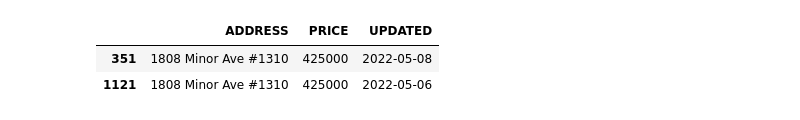
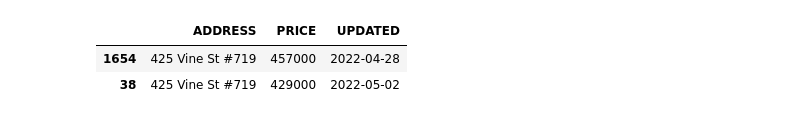
Before and after one commit to PeterArbaugh/seattle_re, a Jupyter notebook: Redfin_sketch_book.ipynb, the cells around one changed output. Drawn from its saved outputs; the diff is of its cells as text; code cells hidden in the pictures.

```diff
--- a/Redfin_sketch_book.ipynb
+++ b/Redfin_sketch_book.ipynb
@@ -22,5 +25 @@ df_sold.reset_index(inplace=True)
-# %%
-# Drop the the columns we don't need
-df_for_sale.drop(['index', 'SOLD DATE', 'NEXT OPEN HOUSE START TIME', 'NEXT OPEN HOUSE END TIME', 'FAVORITE', 'INTERESTED'], axis=1, inplace=True)
-df_sold.drop(['index', 'NEXT OPEN HOUSE START TIME', 'NEXT OPEN HOUSE END TIME', 'FAVORITE', 'INTERESTED'], axis=1, inplace=True)
 # %%
@@ -28,5 +27,18 @@ df_sold.drop(['index', 'NEXT OPEN HOUSE START TIME', 'NEXT OPEN HOUSE END TIME',
 df_for_sale['UPDATED'] = df_for_sale['UPDATED'].str.slice(start=9, stop=19)
 df_for_sale['UPDATED'] = pd.to_datetime(df_for_sale['UPDATED'])
+# %%
+# Clean up Updated field on reduced listings.
+df_reduced['UPDATED'] = df_reduced['UPDATED'].str.slice(start=7, stop=17)
+df_reduced['UPDATED'] = pd.to_datetime(df_reduced['UPDATED'])
+# %%
+# Drop the the columns we don't need
+df_for_sale.drop(['index', 'SOLD DATE', 'NEXT OPEN HOUSE START TIME', 'NEXT OPEN HOUSE END TIME', 'SOURCE', 'FAVORITE', 'INTERESTED'], axis=1, inplace=True)
+df_sold.drop(['index', 'NEXT OPEN HOUSE START TIME', 'NEXT OPEN HOUSE END TIME','SOURCE', 'FAVORITE', 'INTERESTED'], axis=1, inplace=True)
+df_reduced.drop(['index', 'SOLD DATE', 'NEXT OPEN HOUSE START TIME', 'NEXT OPEN HOUSE END TIME','SOURCE', 'FAVORITE', 'INTERESTED'], axis=1, inplace=True)
+# %%
+# Concat reduced and sold into a single df
+# ideally, we can then create the history of a property by looking up the MLS number
+df_for_sale = pd.concat([df_for_sale, df_reduced])
 # %%
 # Get the rows where MLS# is duplicated
 df_for_sale[df_for_sale.duplicated(['MLS#'])]
@@ -48,7 +64,7 @@ df_for_sale[df_for_sale.duplicated(['MLS#'])]
 # %%
 # Lookup a single MLS# to see the duplicates
-df_for_sale[['ADDRESS', 'PRICE', 'UPDATED']].loc[df_for_sale['MLS#'] == 1929290]
+df_for_sale[['ADDRESS', 'PRICE', 'UPDATED']].loc[df_for_sale['MLS#'] == 1917501]
 # %% [output]
 |  | ADDRESS | PRICE | UPDATED |
-| 351 | 1808 Minor Ave #1310 | 425000 | 2022-05-08 |
-| 1121 | 1808 Minor Ave #1310 | 425000 | 2022-05-06 |
+| 1654 | 425 Vine St #719 | 457000 | 2022-04-28 |
+| 38 | 425 Vine St #719 | 429000 | 2022-05-02 |
```
Also changed, not shown: parts of 12 cells of this notebook.
